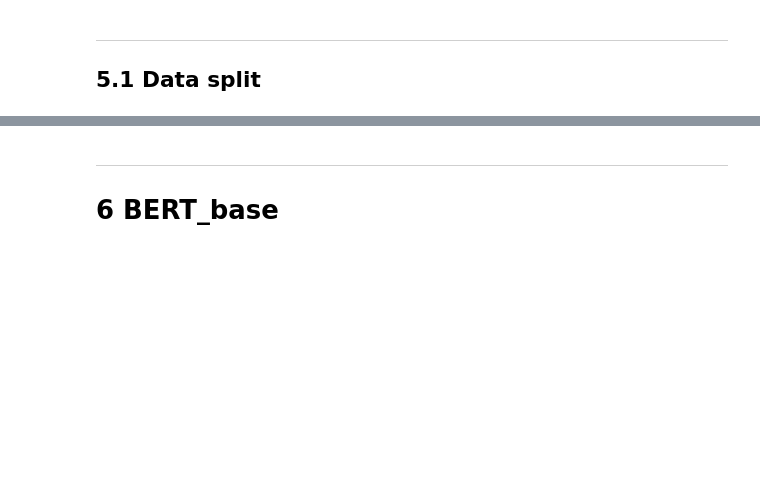
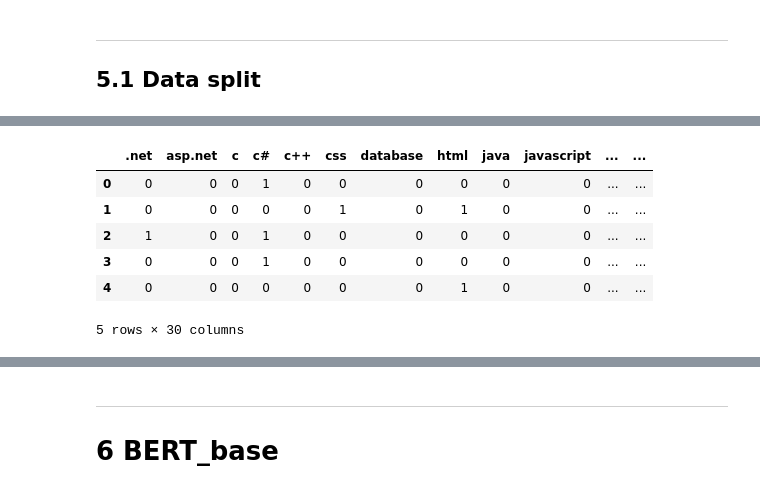
Before and after one commit to curiousmindflow/oc-ml-p7, a Jupyter notebook: notebook.ipynb, the cells around one changed output, grey strips where cells are left out. Saved outputs shown, nothing was run; the diff lists cells and outputs as text; code cells hidden in the pictures; blank space fills up the shorter version.

```diff
--- a/notebook.ipynb
+++ b/notebook.ipynb
@@ -698,0 +879,6 @@ ds_train_, ds_test_ = train_test_split(data, test_size=0.2)
+# %%
+binarizer = MultiLabelBinarizer()
+y_binarized = binarizer.fit_transform(data["Tags_Reduced"])
+y_binarized_df = pd.DataFrame(y_binarized, columns=binarizer.classes_, index=data.index)
+data = X.join(y_binarized_df)
+data.head()
@@ -698,0 +893,11 @@ ds_train_, ds_test_ = train_test_split(data, test_size=0.2)
+# %%
+y = data.iloc[:, 1:]
+y.head()
+# %% [output]
+|  | .net | asp.net | c | c# | c++ | css | database | html | java | javascript | ... | ... |
+| 0 | 0 | 0 | 0 | 1 | 0 | 0 | 0 | 0 | 0 | 0 | ... | ... |
+| 1 | 0 | 0 | 0 | 0 | 0 | 1 | 0 | 1 | 0 | 0 | ... | ... |
+| 2 | 1 | 0 | 0 | 1 | 0 | 0 | 0 | 0 | 0 | 0 | ... | ... |
+| 3 | 0 | 0 | 0 | 1 | 0 | 0 | 0 | 0 | 0 | 0 | ... | ... |
+| 4 | 0 | 0 | 0 | 0 | 0 | 0 | 0 | 1 | 0 | 0 | ... | ... |
+5 rows × 30 columns
```
Also changed, not shown: parts of 75 cells of this notebook, 6 other files.
